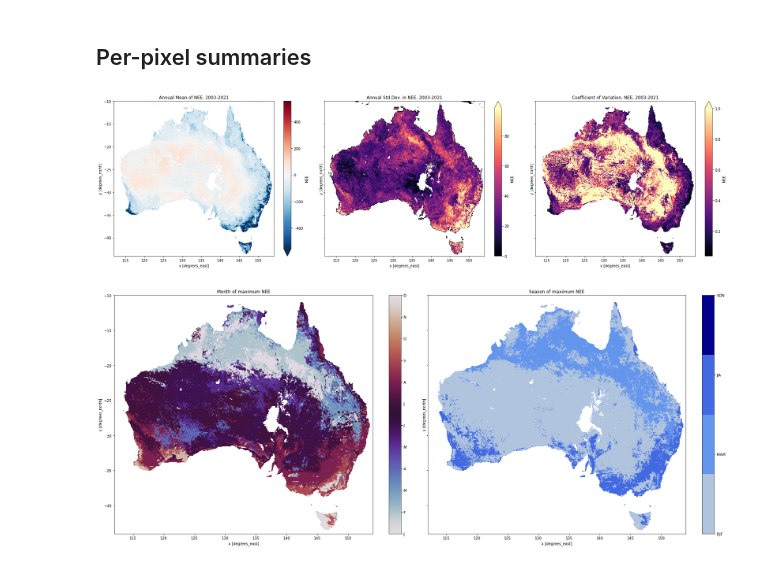
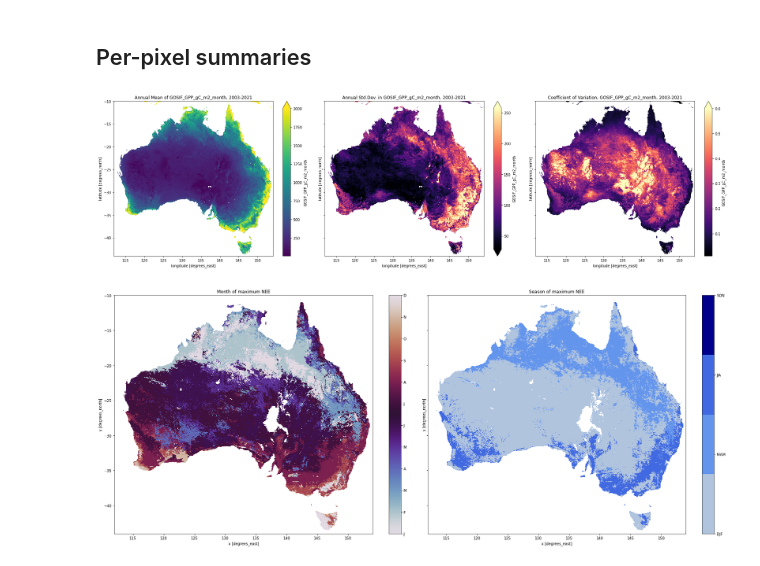
Before and after one commit to cbur24/NEE_modelling, a Jupyter notebook: 6_Plot_results.ipynb, the cells around one changed output. Cells and saved outputs as stored; diff of their text form; code cells hidden in the pictures.

```diff
--- a/6_Plot_results.ipynb
+++ b/6_Plot_results.ipynb
@@ -24,13 +24,14 @@ from dea_tools.temporal import allNaN_arg
 # %% [markdown]
 ## Analysis Parameters
 # %%
-var = 'NEE'
-results_name = 'NEE_modelled_2003_2021.nc'
+var = 'GOSIF_GPP_gC_m2_month'
+results_name = '/g/data/os22/chad_tmp/NEE_modelling/data/5km/GOSIF_GPP_5km_monthly_2002_2021.nc'
 data_path = '/g/data/os22/chad_tmp/NEE_modelling/results/prediction_data/prediction_data_2003_2021.nc'
 # %% [markdown]
 ### Open predictions
 # %%
-ds = xr.open_dataarray('/g/data/os22/chad_tmp/NEE_modelling/results/predictions/'+results_name)
+# ds = xr.open_dataarray('/g/data/os22/chad_tmp/NEE_modelling/results/predictions/'+results_name)
+ds = xr.open_dataarray('/g/data/os22/chad_tmp/NEE_modelling/data/5km/GOSIF_GPP_5km_monthly_2002_2021.nc')
 # %% [markdown]
 ### Create a mask
 # %%
@@ -91,16 +93,16 @@ scaled_variance = annual_std / annual_mean
 # write_cog(annual_std, '/g/data/os22/chad_tmp/NEE_modelling/results/predictions/NEE_annual_std.tif')
 # %%
 fig,ax = plt.subplots(1,3, figsize=(25,7), sharey=True)
-annual_mean.where(~mask).plot.imshow(ax=ax[0], robust=True)  #cmap='RdBu_r'
-annual_std.where(~mask).plot.imshow(ax=ax[1], cmap='magma', robust=True)
-np.absolute(scaled_variance).where(~mask).plot.imshow(ax=ax[2], cmap='magma', vmax=1)
+annual_mean.where(annual_mean>0).plot.imshow(ax=ax[0], vmax=2000)  #cmap='RdBu_r'
+annual_std.where(annual_std>0).plot.imshow(ax=ax[1], cmap='magma', robust=True)
+np.absolute(scaled_variance).plot.imshow(ax=ax[2], cmap='magma', vmax=0.6)
 ax[0].set_title('Annual Mean of '+var+', 2003-2021')
 ax[1].set_title('Annual Std.Dev. in '+var+', 2003-2021')
 ax[2].set_title('Coefficient of Variation, '+var+', 2003-2021')
 # plt.suptitle('Annual Mean and Std. Dev. of GPP, 2003-2021')
 plt.tight_layout();
 # %% [output]
-[figure, old version]
+[figure, new version]
 # %%
 monthly_mean = ds.groupby('time.month').mean()
 monthly_season = ds.groupby('time.season').mean()
```
Also changed, not shown: parts of 6 cells of this notebook, 38 other files.
